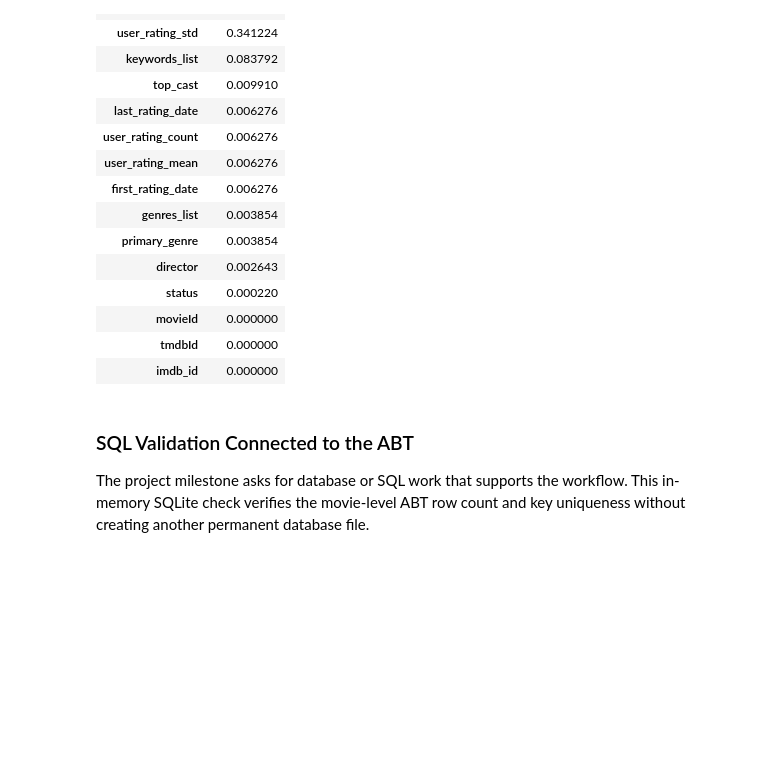
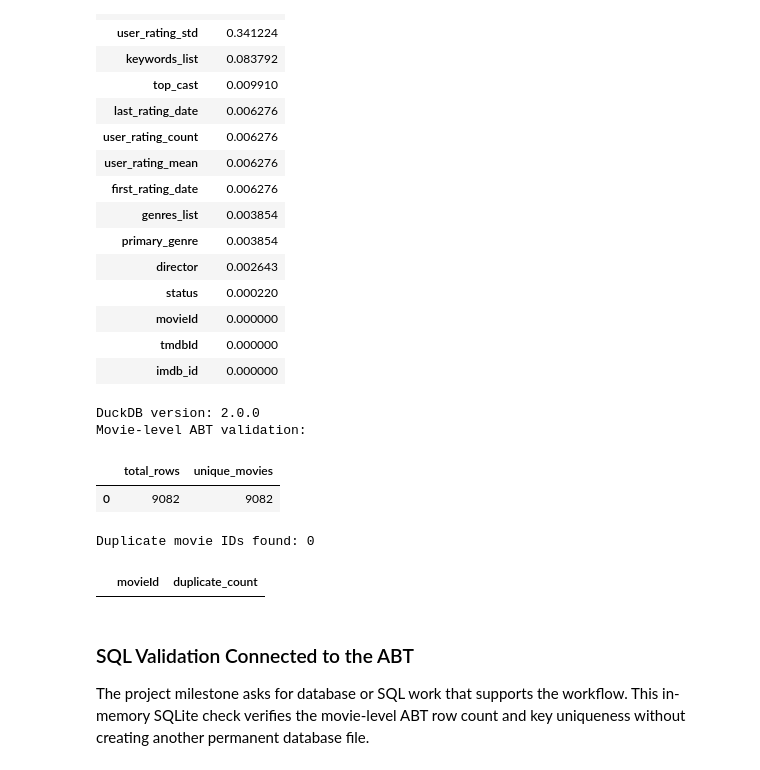
Before and after one commit to anikabhuyan1234/ban6003-movies-project-anika, a Jupyter notebook: notebooks/movies_project_starter.ipynb, the cells around one changed output. Cells and saved outputs as stored; diff of their text form; code cells hidden in the pictures; blank space fills up the shorter version.

Commit message:
Complete Milestone 2 data integration, transformation, SQL validation, and documentation

```diff
--- a/notebooks/movies_project_starter.ipynb
+++ b/notebooks/movies_project_starter.ipynb
@@ -383,6 +426,57 @@ dtype: int64
 | movieId | 0.000000 |
 | tmdbId | 0.000000 |
 | imdb_id | 0.000000 |
+# %%
+
+# COPY - Path B: DuckDB for Movies Project
+
+# Import required libraries
+import duckdb
+import pandas as pd
+
+# Function from Module 10 Path B
+def run_duckdb(query):
+    """Run a DuckDB query on project data."""
+    if not query or not query.strip():
+        print("This practice cell is waiting for your SQL.")
+        return pd.DataFrame()
+    return duckdb.sql(query).df()
+
+print("DuckDB version:", duckdb.__version__)
+
+# Register our movie-level ABT as a SQL table
+duckdb.register("movies_abt", abt)
+
+# SQL query: Validate the movie-level ABT
+result = run_duckdb("""
+    SELECT
+        COUNT(*) AS total_rows,
+        COUNT(DISTINCT movieId) AS unique_movies
+    FROM movies_abt
+""")
+
+print("Movie-level ABT validation:")
+display(result)
+
+# SQL query: Check for duplicate movie IDs
+duplicate_check = run_duckdb("""
+    SELECT
+        movieId,
+        COUNT(*) AS duplicate_count
+    FROM movies_abt
+    GROUP BY movieId
+    HAVING COUNT(*) > 1
+""")
+
+print("Duplicate movie IDs found:", len(duplicate_check))
+display(duplicate_check)
+# %% [output]
+DuckDB version: 2.0.0
+Movie-level ABT validation:
+|  | total_rows | unique_movies |
+| 0 | 9082 | 9082 |
+Duplicate movie IDs found: 0
+|  | movieId | duplicate_count |
 # %% [markdown]
 ### SQL Validation Connected to the ABT
 
```
Also changed, not shown: parts of 6 cells of this notebook, 1 other file.
